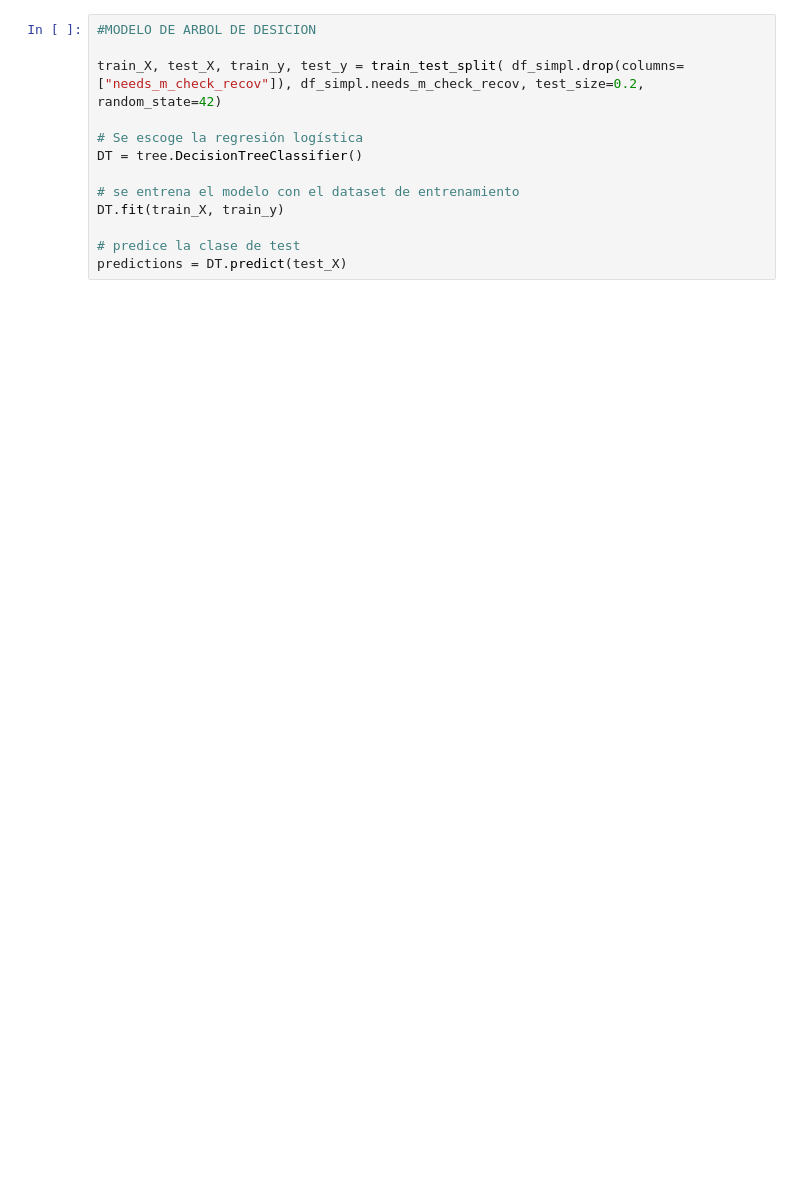
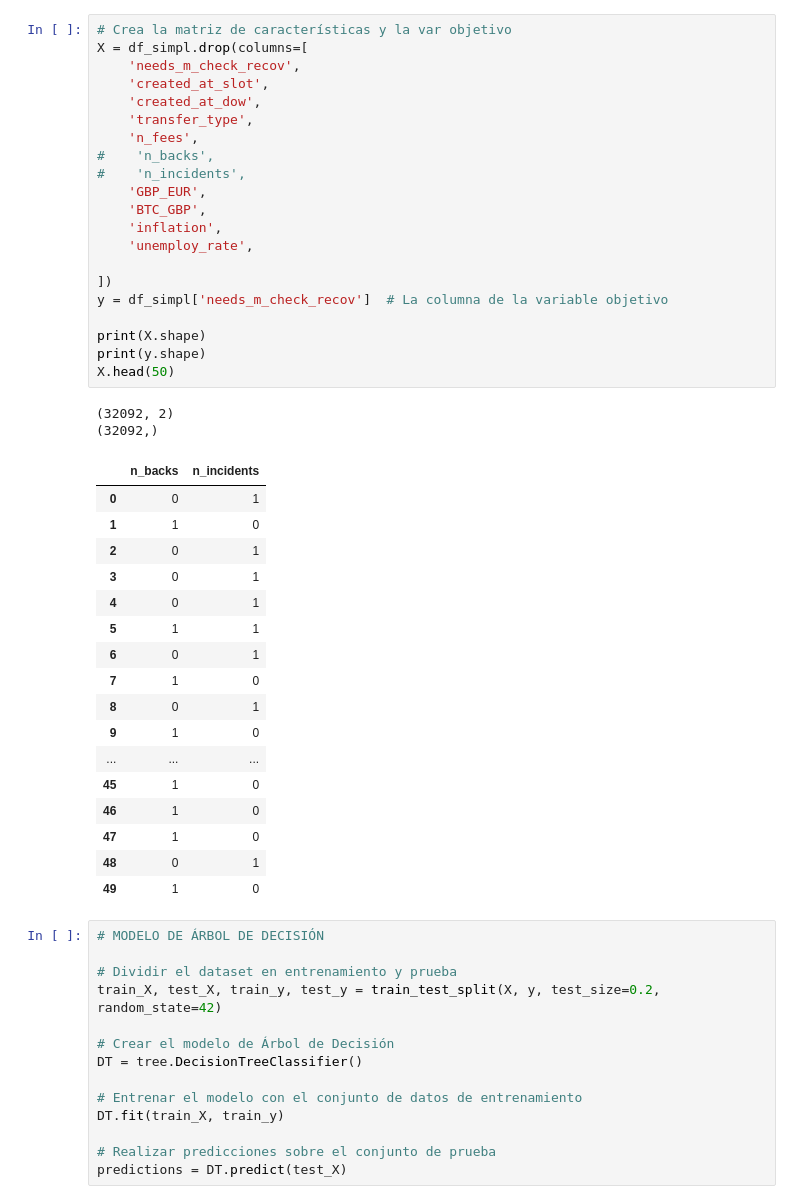
Before and after one commit to Data-Science-Pasta-Loca/ProyectoPastaLoca2, a Jupyter notebook: Decision_Tree_Regression.ipynb, the cells around one changed output. Saved outputs shown, nothing was run; the diff lists cells and outputs as text; blank space fills up the shorter version.

```diff
--- a/Decision_Tree_Regression.ipynb
+++ b/Decision_Tree_Regression.ipynb
@@ -62,13 +93,55 @@ Porcentaje de operaciones con needs_m_check: 52.31210270472392
+# %%
+# Crea la matriz de características y la var objetivo
+X = df_simpl.drop(columns=[
+    'needs_m_check_recov',
+    'created_at_slot',
+    'created_at_dow',
+    'transfer_type',
+    'n_fees',
+#    'n_backs',
+#    'n_incidents',
+    'GBP_EUR',
+    'BTC_GBP',
+    'inflation',
+    'unemploy_rate',
+
+])
+y = df_simpl['needs_m_check_recov']  # La columna de la variable objetivo
+
+print(X.shape)
+print(y.shape)
+X.head(50)
+# %% [output]
+(32092, 2)
+(32092,)
+|  | n_backs | n_incidents |
+| 0 | 0 | 1 |
+| 1 | 1 | 0 |
+| 2 | 0 | 1 |
+| 3 | 0 | 1 |
+| 4 | 0 | 1 |
+| 5 | 1 | 1 |
+| 6 | 0 | 1 |
+| 7 | 1 | 0 |
+| 8 | 0 | 1 |
+| 9 | 1 | 0 |
+| ... | ... | ... |
+| 45 | 1 | 0 |
+| 46 | 1 | 0 |
+| 47 | 1 | 0 |
+| 48 | 0 | 1 |
+| 49 | 1 | 0 |
 # %%
-#MODELO DE ARBOL DE DESICION
+# MODELO DE ÁRBOL DE DECISIÓN
 
-train_X, test_X, train_y, test_y = train_test_split( df_simpl.drop(columns=["needs_m_check_recov"]), df_simpl.needs_m_check_recov, test_size=0.2, random_state=42)
+# Dividir el dataset en entrenamiento y prueba
+train_X, test_X, train_y, test_y = train_test_split(X, y, test_size=0.2, random_state=42)
 
-# Se escoge la regresión logística
+# Crear el modelo de Árbol de Decisión
 DT = tree.DecisionTreeClassifier()
 
-# se entrena el modelo con el dataset de entrenamiento
+# Entrenar el modelo con el conjunto de datos de entrenamiento
 DT.fit(train_X, train_y)
 
-# predice la clase de test
+# Realizar predicciones sobre el conjunto de prueba
 predictions = DT.predict(test_X)
```
Also changed, not shown: parts of 9 cells of this notebook, 1 other file.
